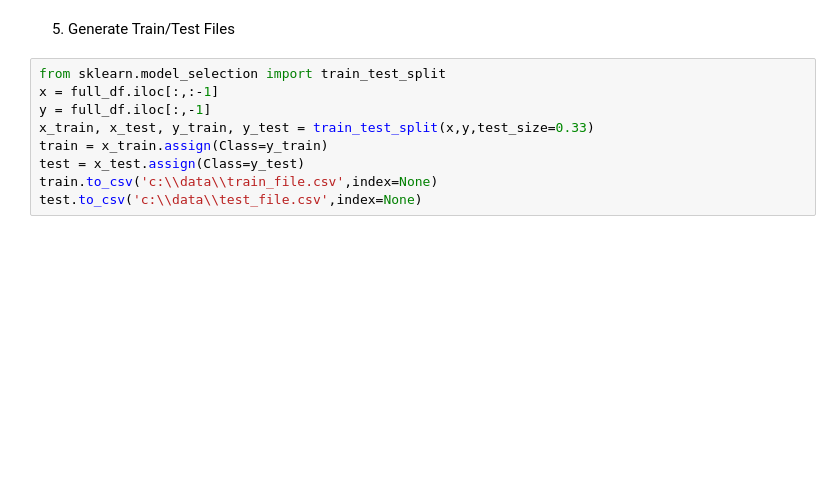
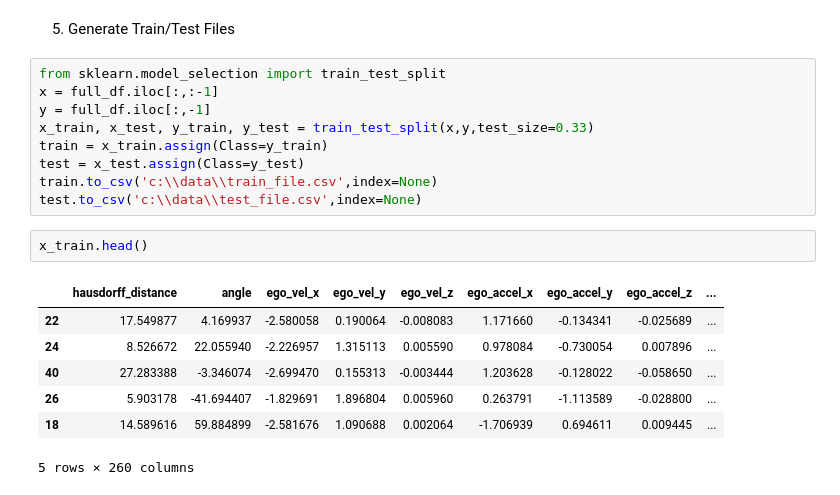
Before and after one commit to lttnml1/CARLA_Java, a Jupyter notebook: Cross_Entropy/process_labeled.ipynb, the cells around one changed output. Saved outputs shown, nothing was run; the diff lists cells and outputs as text; blank space fills up the shorter version.

```diff
--- a/Cross_Entropy/process_labeled.ipynb
+++ b/Cross_Entropy/process_labeled.ipynb
@@ -77,3 +81,13 @@ train = x_train.assign(Class=y_train)
 test = x_test.assign(Class=y_test)
 train.to_csv('c:\\data\\train_file.csv',index=None)
 test.to_csv('c:\\data\\test_file.csv',index=None)
+# %%
+x_train.head()
+# %% [output]
+|  | hausdorff_distance | angle | ego_vel_x | ego_vel_y | ego_vel_z | ego_accel_x | ego_accel_y | ego_accel_z | ... |
+| 22 | 17.549877 | 4.169937 | -2.580058 | 0.190064 | -0.008083 | 1.171660 | -0.134341 | -0.025689 | ... |
+| 24 | 8.526672 | 22.055940 | -2.226957 | 1.315113 | 0.005590 | 0.978084 | -0.730054 | 0.007896 | ... |
+| 40 | 27.283388 | -3.346074 | -2.699470 | 0.155313 | -0.003444 | 1.203628 | -0.128022 | -0.058650 | ... |
+| 26 | 5.903178 | -41.694407 | -1.829691 | 1.896804 | 0.005960 | 0.263791 | -1.113589 | -0.028800 | ... |
+| 18 | 14.589616 | 59.884899 | -2.581676 | 1.090688 | 0.002064 | -1.706939 | 0.694611 | 0.009445 | ... |
+5 rows × 260 columns
```
Also changed, not shown: parts of 3 cells of this notebook, 1 other file.
